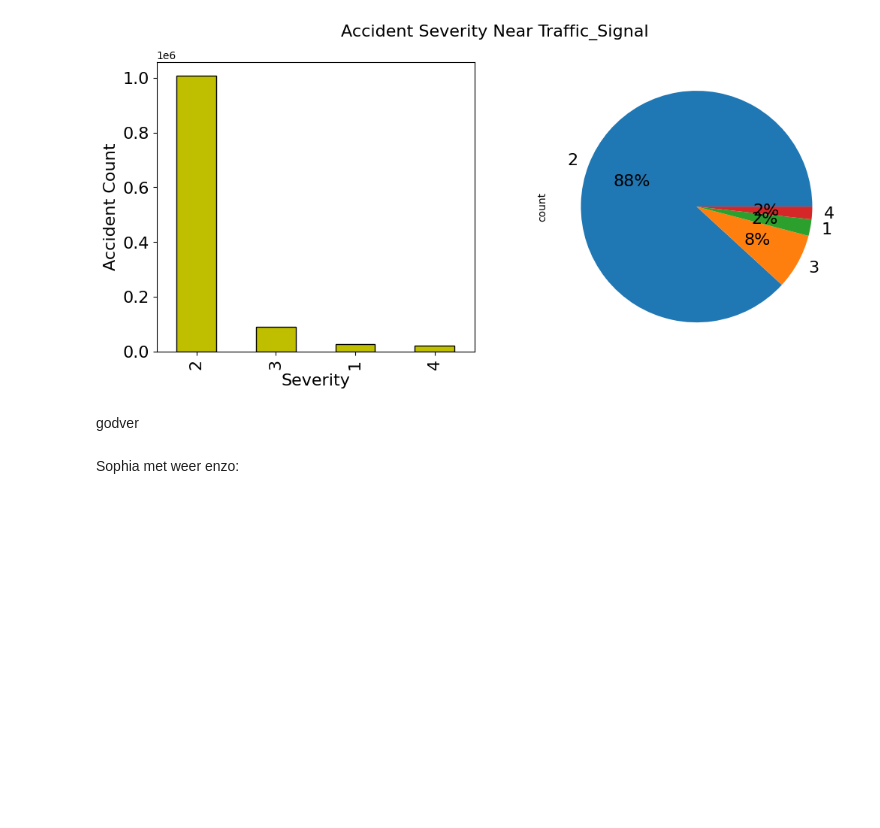
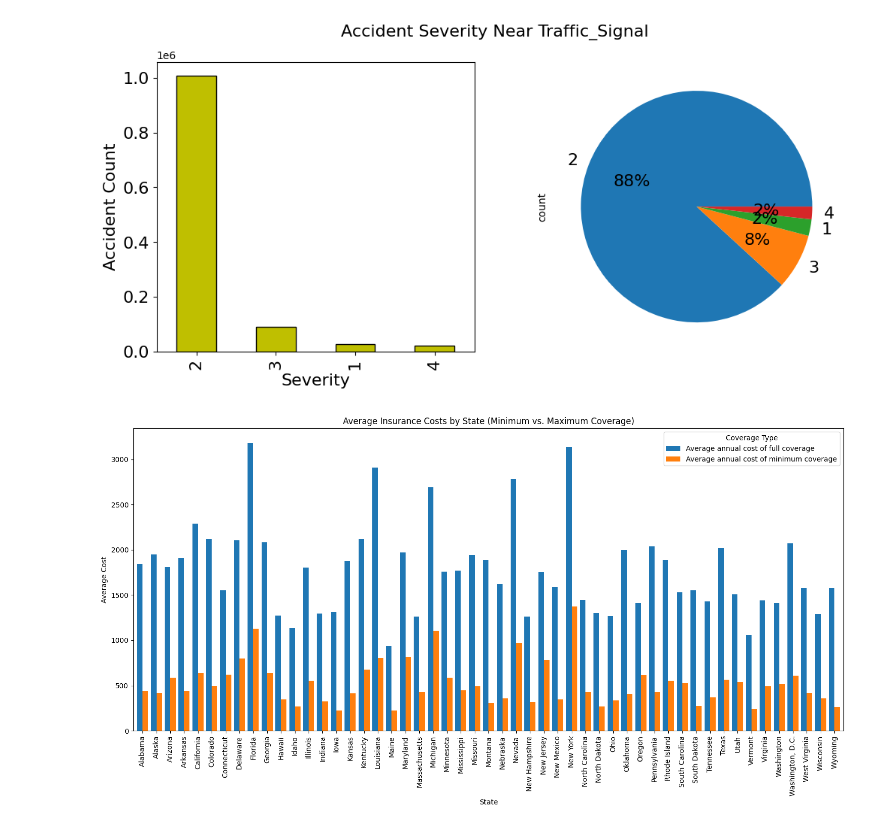
Before and after one commit to IsabelvanDam19/WT_Specialisatie, a Jupyter notebook: iets wat je leuk vind.ipynb, the cells around one changed output. Cells and saved outputs as stored; diff of their text form; code cells hidden in the pictures; blank space fills up the shorter version.

```diff
--- a/iets wat je leuk vind.ipynb
+++ b/iets wat je leuk vind.ipynb
@@ -592,7 +592,3 @@ for s in ['Bump', 'Crossing', 'Give_Way', 'Junction', 'No_Exit', 'Railway', 'Rou
 [figure]
 [figure]
 [figure]
-# %% [markdown]
-godver
-# %% [markdown]
-Sophia met weer enzo:
@@ -600,0 +595,30 @@ Sophia met weer enzo:
+# %%
+import pandas as pd
+import matplotlib.pyplot as plt
+
+# Load data from the Excel file
+excel_file_path = 'Kosten verzekering.xlsx'
+df = pd.read_excel(excel_file_path)
+
+df['Average annual cost of full coverage'] = df['Average annual cost of full coverage'].str.replace('[\$,]', '', regex=True).astype(float)
+df['Average annual cost of minimum coverage'] = df['Average annual cost of minimum coverage'].str.replace('[\$,]', '', regex=True).astype(float)
+
+# Set the states as the index
+df.set_index('State', inplace=True)
+
+# Create a larger figure with plt.subplots()
+fig, ax = plt.subplots(figsize=(15, 8))  # Adjust the values (width, height) as needed
+
+# Create a grouped bar chart for each state
+df.plot(kind='bar', stacked=False, width=0.8, ax=ax)
+
+plt.title('Average Insurance Costs by State (Minimum vs. Maximum Coverage)')
+plt.xlabel('State')
+plt.ylabel('Average Cost')
+plt.xticks(rotation=90)  # Rotate x-axis labels for readability
+plt.legend(title='Coverage Type')
+
+plt.tight_layout()
+plt.show()
+# %% [output]
+[figure, added]
```
Also changed, not shown: parts of 5 cells of this notebook.
